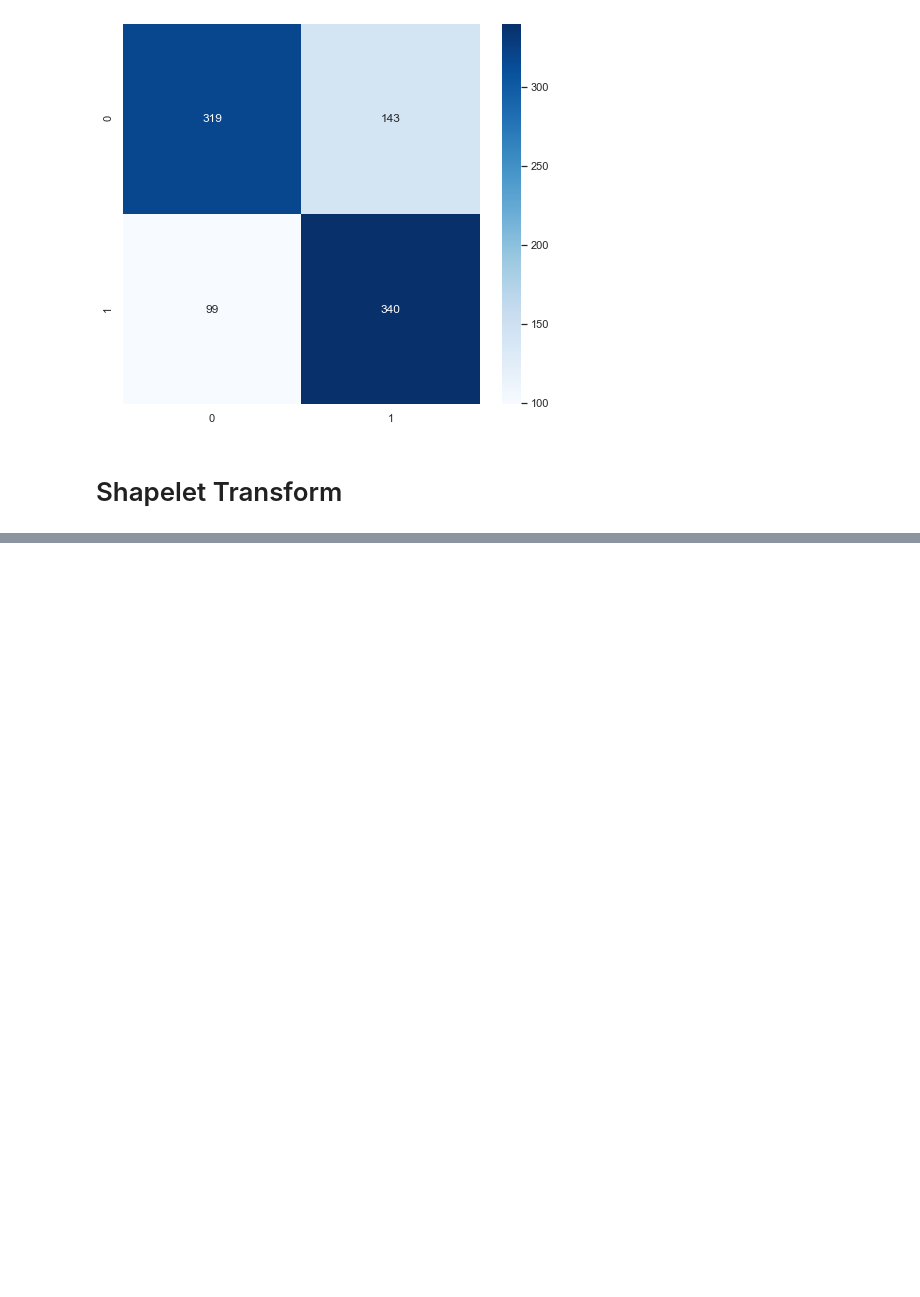
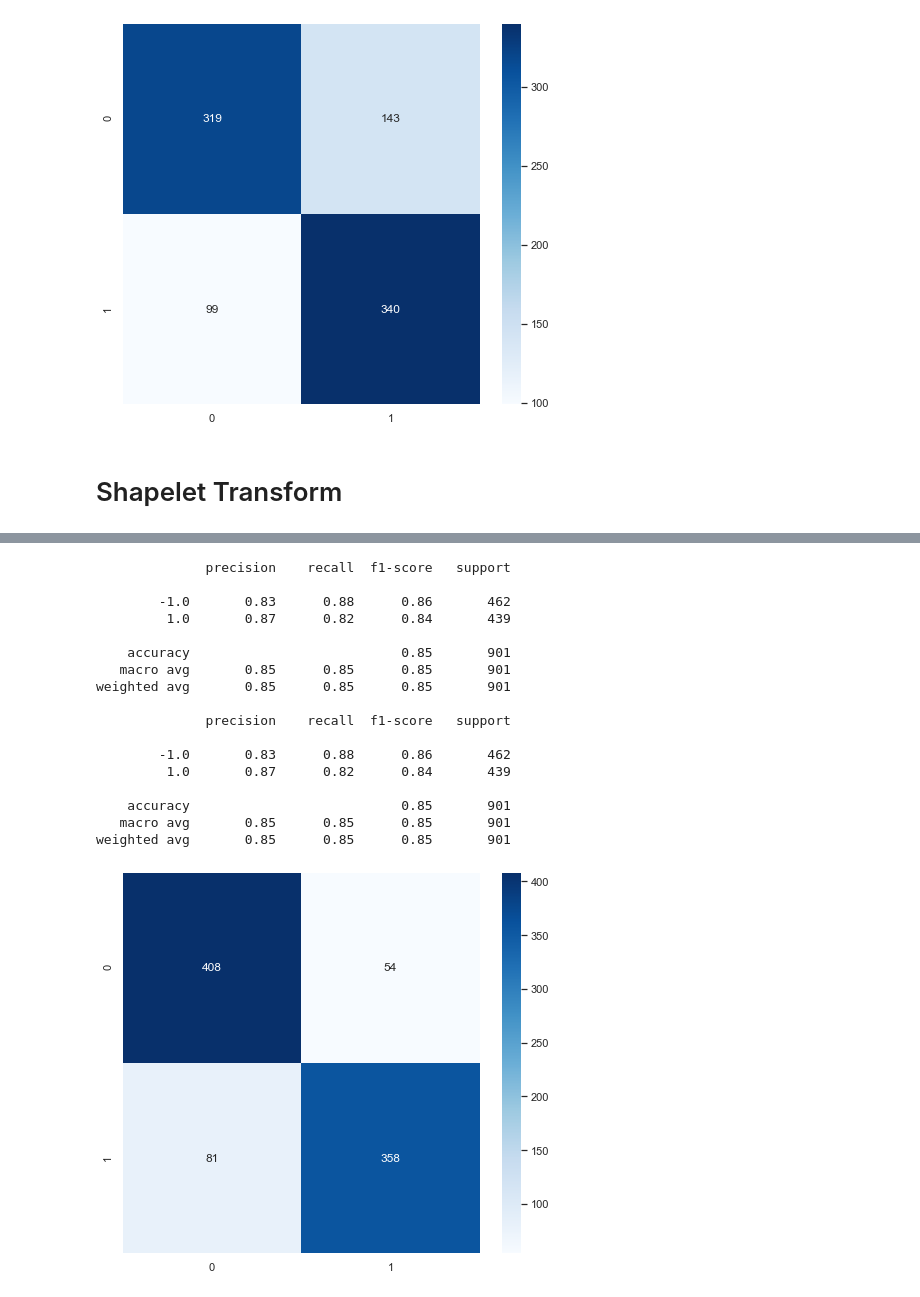
Before and after one commit to seoruosa/ml-study-group, a Jupyter notebook: notebooks/2020-08-29-aac-forda-ts-classification-approaches.ipynb, the cells around one changed output, grey strips where cells are left out. Saved outputs shown, nothing was run; the diff lists cells and outputs as text; code cells hidden in the pictures; blank space fills up the shorter version.

```diff
--- a/notebooks/2020-08-29-aac-forda-ts-classification-approaches.ipynb
+++ b/notebooks/2020-08-29-aac-forda-ts-classification-approaches.ipynb
@@ -1181,0 +1194,3 @@ test_y_arr = np.asarray([*map(str, test_y.values)])
+# %%
+data = pd.read_csv(os.path.join(DATA_PATH, "FordA_TRAIN.csv.gz"))
+data = data.iloc[:, :-1]
@@ -1302,2 +1288,0 @@ plt.show()
-# %%
-pred_y = st.predict(test_X_transf)
@@ -1317,0 +1347,29 @@ pred_y = st.predict(test_X_transf)
+# %%
+print(classification_report(test_y, pred_y))
+
+# print classification report
+print(classification_report(test_y, pred_y))
+# display colored confusion matrix
+f = plt.figure(figsize=(8,7))
+sns.heatmap(confusion_matrix(test_y, pred_y),
+            annot=True, cmap='Blues', fmt='.0f',)
+plt.show()
+# %% [output]
+              precision    recall  f1-score   support
+
+        -1.0       0.83      0.88      0.86       462
+         1.0       0.87      0.82      0.84       439
+
+    accuracy                           0.85       901
+   macro avg       0.85      0.85      0.85       901
+weighted avg       0.85      0.85      0.85       901
+
+              precision    recall  f1-score   support
+
+        -1.0       0.83      0.88      0.86       462
+         1.0       0.87      0.82      0.84       439
+
+    accuracy                           0.85       901
+   macro avg       0.85      0.85      0.85       901
+weighted avg       0.85      0.85      0.85       901
+[figure, added]
```
Also changed, not shown: parts of 24 cells of this notebook.
